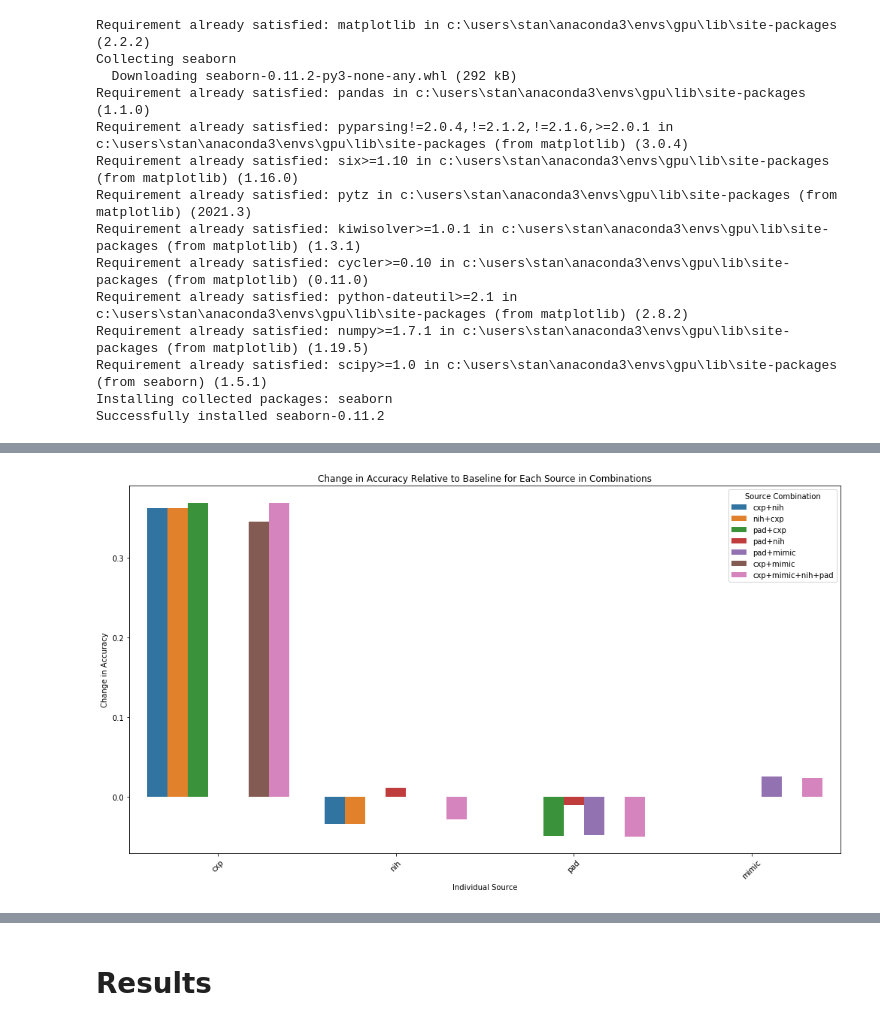
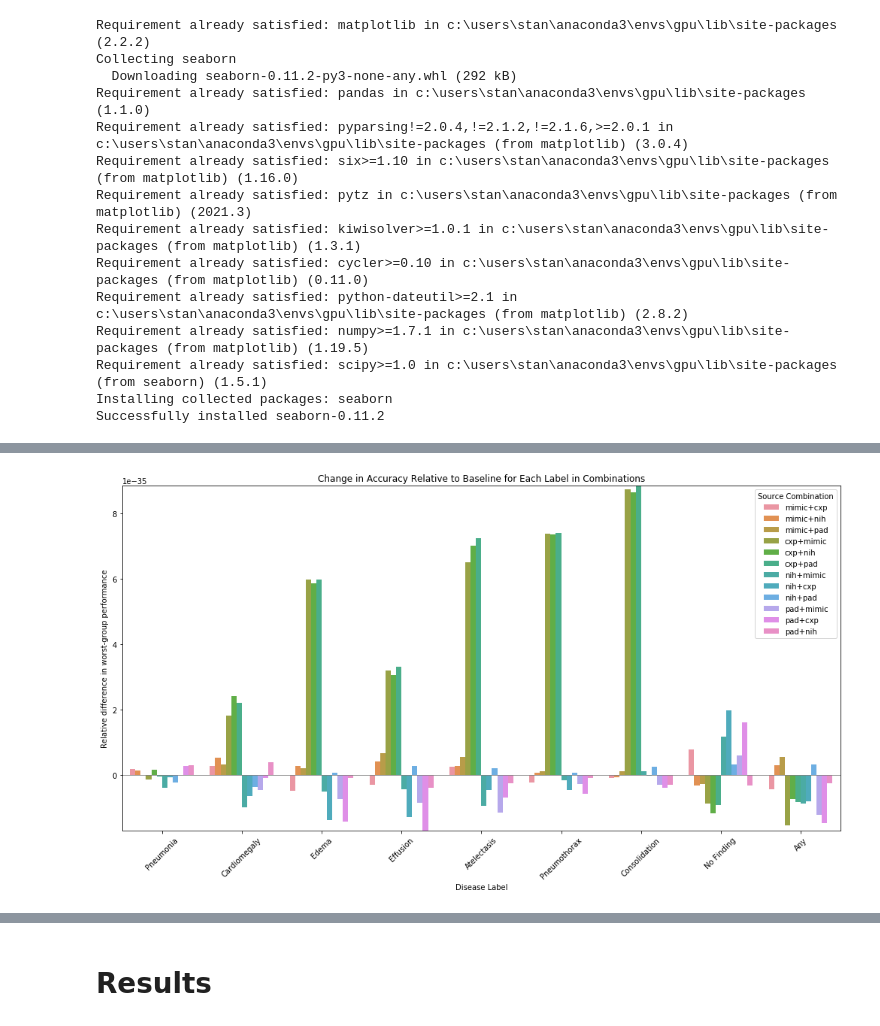
Before and after one commit to nstawski/dlh-final-project, a Jupyter notebook: Nina_Stawski_final_project_stats.ipynb, the cells around one changed output, grey strips where cells are left out. Drawn from its saved outputs; the diff is of its cells as text; code cells hidden in the pictures.

```diff
--- a/Nina_Stawski_final_project_stats.ipynb
+++ b/Nina_Stawski_final_project_stats.ipynb
@@ -2637,13 +2552,28 @@ print(accuracy_changes_df)
-# %%
-plt.figure(figsize=(14, 8))
-sns.barplot(data=accuracy_changes_df, x='part_source', y='change_in_accuracy', hue='source_combination')
-plt.title('Change in Accuracy Relative to Baseline for Each Source in Combinations')
-plt.ylabel('Change in Accuracy')
-plt.xlabel('Individual Source')
-plt.xticks(rotation=45)
-plt.legend(title='Source Combination', loc='upper right')
-plt.tight_layout()
-plt.show()
-# %% [output]
-[figure, removed]
+# %%
+accuracy_changes_df['log_change'] = np.sign(accuracy_changes_df['change_in_accuracy']) * np.log(np.abs(accuracy_changes_df['change_in_accuracy']) + 1e-40)
+
+plt.figure(figsize=(14, 8))
+# Using seaborn's barplot to visualize the data, now using 'label' for the x-axis and 'part_source' for hue
+label_order = ['Pneumonia', 'Cardiomegaly', 'Edema', 'Effusion', 'Atelectasis', 'Pneumothorax', 'Consolidation', 'No Finding', 'Any']
+source_order = [
+    'mimic+cxp', 'mimic+nih', 'mimic+pad',
+    'cxp+mimic', 'cxp+nih', 'cxp+pad',
+    'nih+mimic', 'nih+cxp', 'nih+pad',
+    'pad+mimic', 'pad+cxp', 'pad+nih'
+]
+
+sns.barplot(data=accuracy_changes_df, y='change_in_accuracy', x='label', hue='source_combination', order=label_order, hue_order=source_order, dodge=True)
+
+# Add a horizontal line at zero to indicate no change
+plt.axhline(0, color='gray', linewidth=0.8)
+
+plt.title('Change in Accuracy Relative to Baseline for Each Label in Combinations')
+plt.ylabel('Relative difference in worst-group performance')
+plt.xlabel('Disease Label')
+plt.xticks(rotation=45)
+plt.legend(title='Source Combination', loc='upper right')
+plt.tight_layout()
+plt.show()
+# %% [output]
+[figure, added]
 # %%
```
Also changed, not shown: parts of 13 cells of this notebook.
